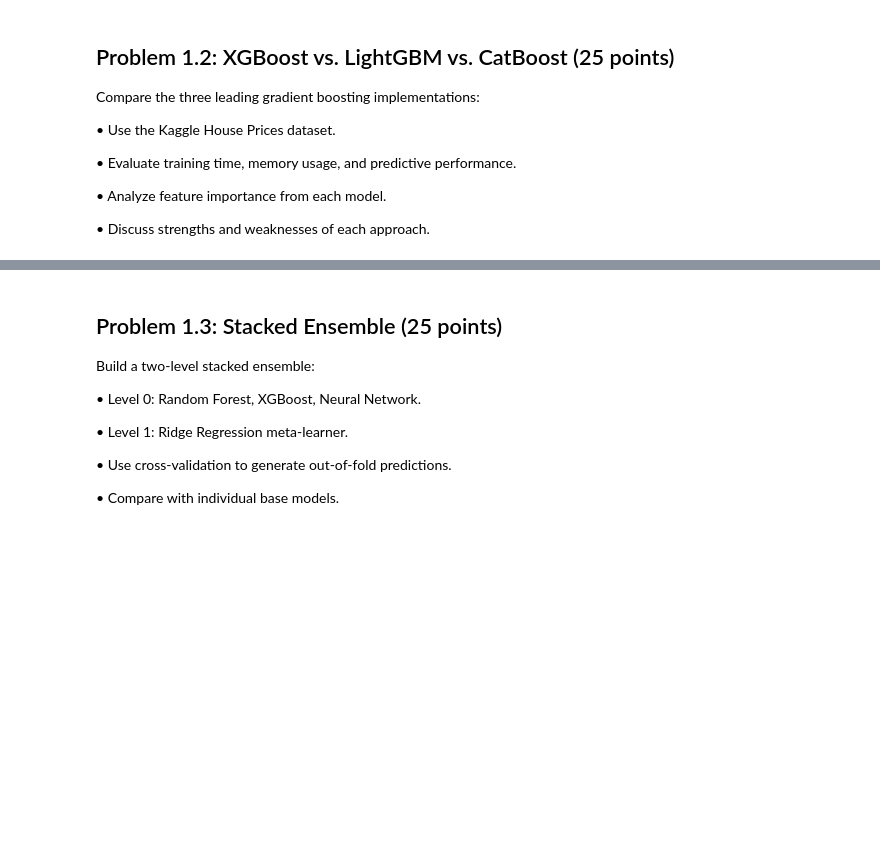
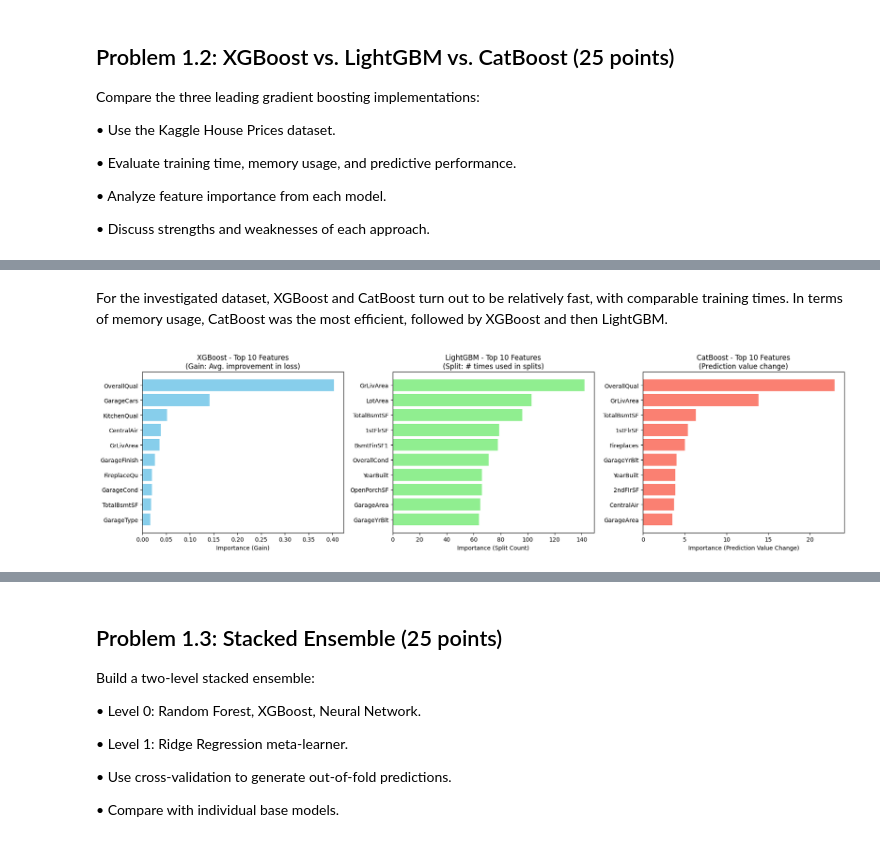
Before and after one commit to tomaszsrebniak/ML_for_data_analytics, a Jupyter notebook: Assignment1/List1.ipynb, the cells around one changed output, grey strips where cells are left out. Saved outputs shown, nothing was run; the diff lists cells and outputs as text; code cells hidden in the pictures; blank space fills up the shorter version.

```diff
--- a/Assignment1/List1.ipynb
+++ b/Assignment1/List1.ipynb
@@ -289,0 +438,15 @@ print(f"Memory used: {memory_used / (1024 * 1024):.2f} MB")
+# %%
+# Identify categorical columns in the dataset
+categorical_cols = X.select_dtypes(include=['object', 'str']).columns.tolist()
+
+# Convert categorical columns: fill NaN with 'NaN' string for CatBoost, then to category dtype for XGBoost
+for col in categorical_cols:
+    X[col] = X[col].fillna('NaN')
+    X[col] = X[col].astype('category')
+# %%
+# Common parameters for fair comparison across all three models
+common_params = {
+    'learning_rate': 0.1,
+    'max_depth': 5,
+    'random_state': 42,
+}
@@ -289,0 +477,2 @@ print(f"Memory used: {memory_used / (1024 * 1024):.2f} MB")
+# %%
+X_train, X_test, y_train, y_test = train_test_split(X, y, test_size=0.2, random_state=42)
@@ -289,0 +535,46 @@ print(f"Memory used: {memory_used / (1024 * 1024):.2f} MB")
+# %% [markdown]
+For the investigated dataset, XGBoost and CatBoost turn out to be relatively fast, with comparable training times. In terms of memory usage, CatBoost was the most efficient, followed by XGBoost and then LightGBM.
+# %%
+# get feature importance top 10 features for each model and plot them in a bar chart
+
+# Extract feature importances for all three models
+xgb_importance = pd.DataFrame({
+    'feature': X_train.columns,
+    'importance': xgb_model.feature_importances_
+}).sort_values('importance', ascending=False).head(10)
+
+lgb_importance = pd.DataFrame({
+    'feature': X_train.columns,
+    'importance': lgb_model.feature_importances_
+}).sort_values('importance', ascending=False).head(10)
+
+cb_importance = pd.DataFrame({
+    'feature': X_train.columns,
+    'importance': cb_model.feature_importances_
+}).sort_values('importance', ascending=False).head(10)
+
+# Plot feature importances side by side
+fig, axes = plt.subplots(1, 3, figsize=(18, 5))
+
+# XGBoost (Gain-based importance)
+axes[0].barh(xgb_importance['feature'], xgb_importance['importance'], color='skyblue')
+axes[0].set_xlabel('Importance (Gain)')
+axes[0].set_title('XGBoost - Top 10 Features\n(Gain: Avg. improvement in loss)')
+axes[0].invert_yaxis()
+
+# LightGBM (Split-based importance)
+axes[1].barh(lgb_importance['feature'], lgb_importance['importance'], color='lightgreen')
+axes[1].set_xlabel('Importance (Split Count)')
+axes[1].set_title('LightGBM - Top 10 Features\n(Split: # times used in splits)')
+axes[1].invert_yaxis()
+
+# CatBoost (Permutation-based importance)
+axes[2].barh(cb_importance['feature'], cb_importance['importance'], color='salmon')
+axes[2].set_xlabel('Importance (Prediction Value Change)')
+axes[2].set_title('CatBoost - Top 10 Features\n(Prediction value change)')
+axes[2].invert_yaxis()
+
+plt.tight_layout()
+plt.show()
+# %% [output]
+[figure, added]
```
Also changed, not shown: parts of 38 cells of this notebook, 1 other file.
